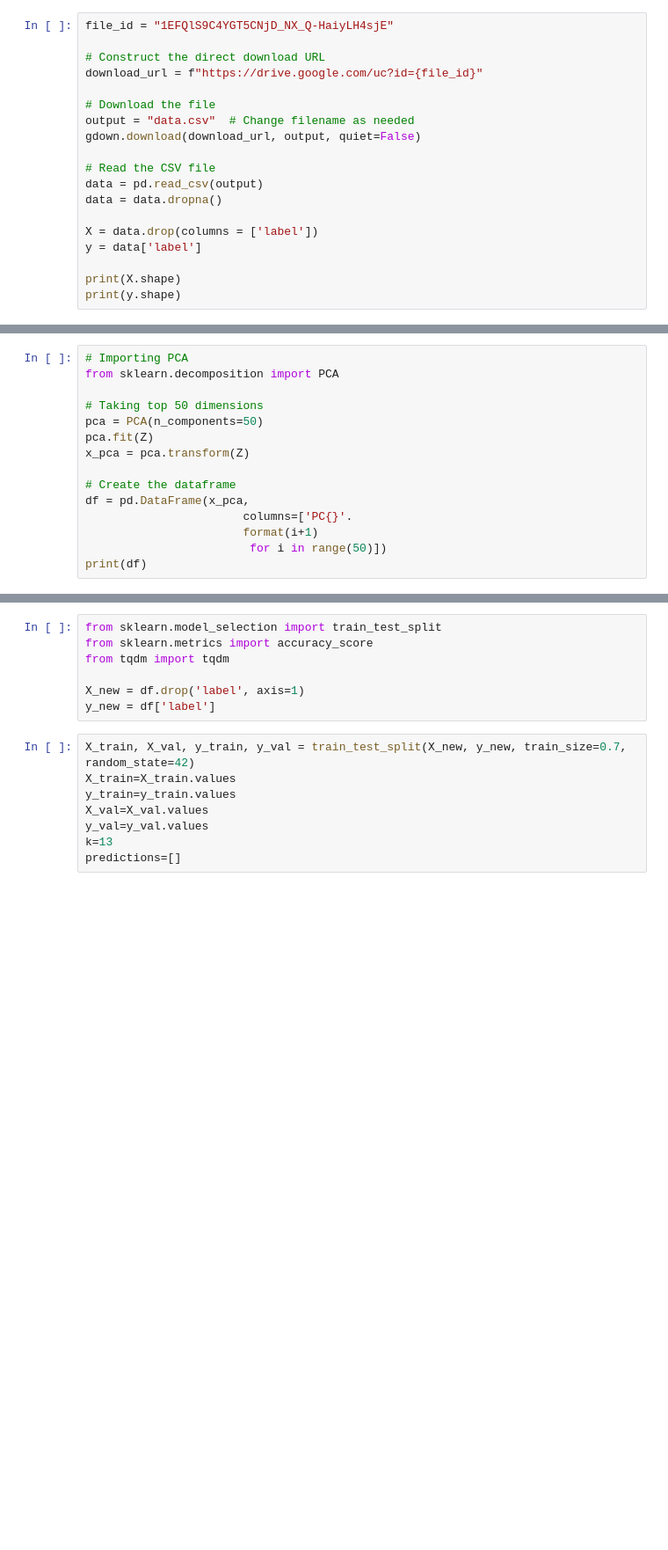
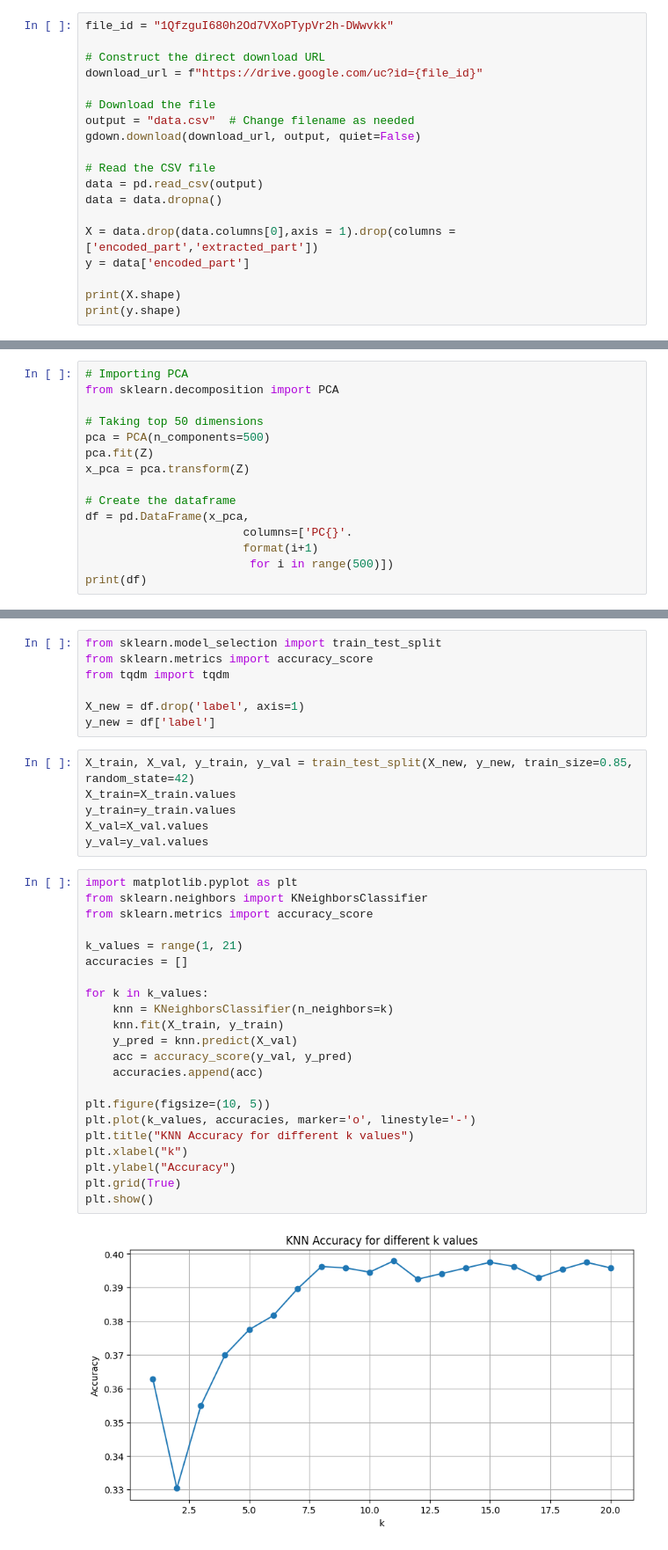
Before and after one commit to VivekanandaMudelli/hand_drawn_sketch_recognition, a Jupyter notebook: KNN(Pca).ipynb, the cells around one changed output, grey strips where cells are left out. Shown at 88% size. Saved outputs shown, nothing was run; the diff lists cells and outputs as text; blank space fills up the shorter version.

Commit message:
Plotted K values

```diff
--- a/KNN(Pca).ipynb
+++ b/KNN(Pca).ipynb
@@ -6,7 +6,7 @@ import pandas as pd
 import matplotlib.pyplot as plt
 import numpy as np
 # %%
-file_id = "1EFQlS9C4YGT5CNjD_NX_Q-HaiyLH4sjE"
+file_id = "1QfzguI680h2Od7VXoPTypVr2h-DWwvkk"
 
 # Construct the direct download URL
 download_url = f"https://drive.google.com/uc?id={file_id}"
@@ -19,8 +19,8 @@ gdown.download(download_url, output, quiet=False)
 data = pd.read_csv(output)
 data = data.dropna()
 
-X = data.drop(columns = ['label'])
-y = data['label']
+X = data.drop(data.columns[0],axis = 1).drop(columns = ['encoded_part','extracted_part'])
+y = data['encoded_part']
 
 print(X.shape)
 print(y.shape)
@@ -45,7 +45,7 @@ Z = (X - X_mean) / X_std.replace(0,1e-10)
 from sklearn.decomposition import PCA
 
 # Taking top 50 dimensions
-pca = PCA(n_components=50)
+pca = PCA(n_components=500)
 pca.fit(Z)
 x_pca = pca.transform(Z)
 
@@ -53,7 +53,7 @@ x_pca = pca.transform(Z)
 df = pd.DataFrame(x_pca,
                        columns=['PC{}'.
                        format(i+1)
-                        for i in range(50)])
+                        for i in range(500)])
 print(df)
 # %% [output]
              PC1        PC2        PC3        PC4        PC5        PC6  \
@@ -101,10 +117,32 @@ from tqdm import tqdm
 X_new = df.drop('label', axis=1)
 y_new = df['label']
 # %%
-X_train, X_val, y_train, y_val = train_test_split(X_new, y_new, train_size=0.7, random_state=42)
+X_train, X_val, y_train, y_val = train_test_split(X_new, y_new, train_size=0.85, random_state=42)
 X_train=X_train.values
 y_train=y_train.values
 X_val=X_val.values
 y_val=y_val.values
-k=13
-predictions=[]
+# %%
+import matplotlib.pyplot as plt
+from sklearn.neighbors import KNeighborsClassifier
+from sklearn.metrics import accuracy_score
+
+k_values = range(1, 21)
+accuracies = []
+
+for k in k_values:
+    knn = KNeighborsClassifier(n_neighbors=k)
+    knn.fit(X_train, y_train)
+    y_pred = knn.predict(X_val)
+    acc = accuracy_score(y_val, y_pred)
+    accuracies.append(acc)
+
+plt.figure(figsize=(10, 5))
+plt.plot(k_values, accuracies, marker='o', linestyle='-')
+plt.title("KNN Accuracy for different k values")
+plt.xlabel("k")
+plt.ylabel("Accuracy")
+plt.grid(True)
+plt.show()
+# %% [output]
+[figure, added]
```
Also changed, not shown: parts of 6 cells of this notebook.
